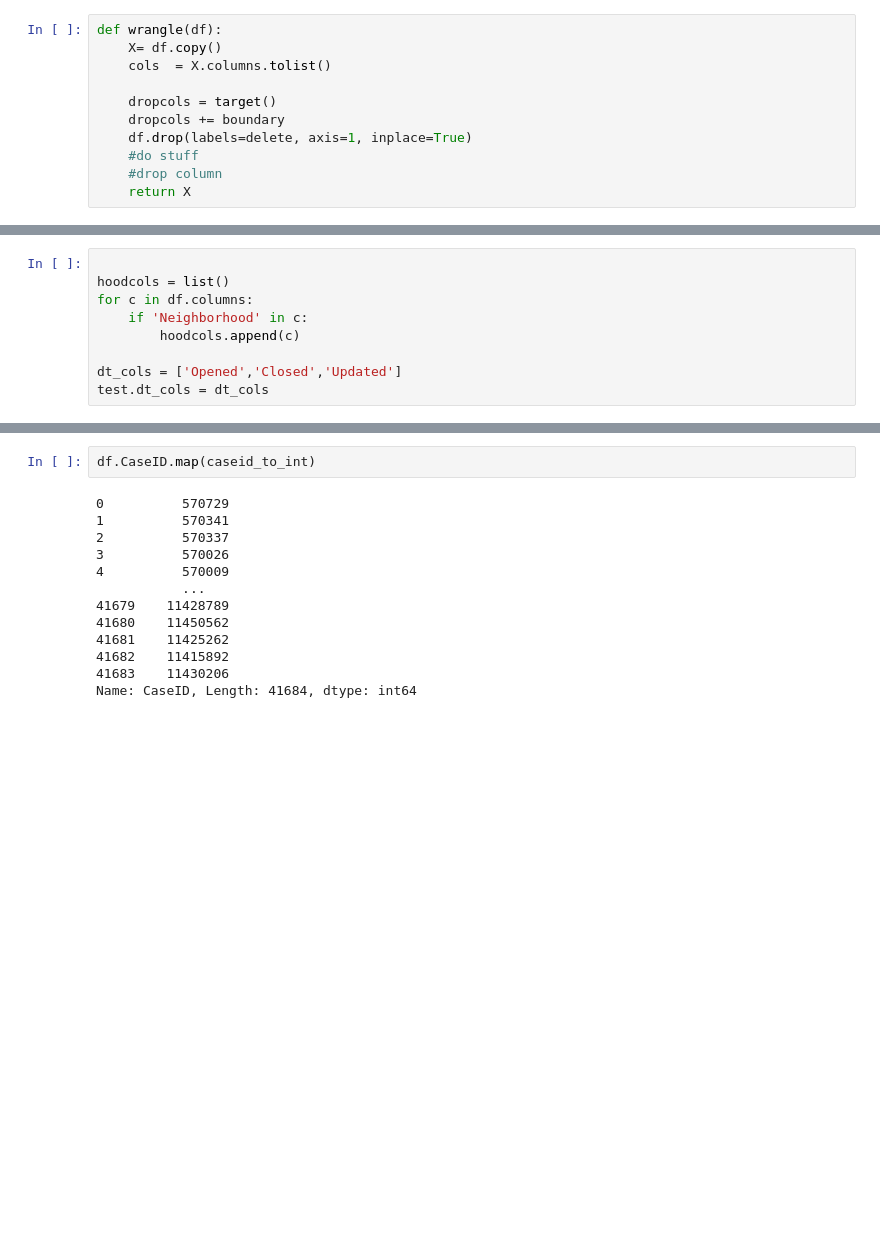
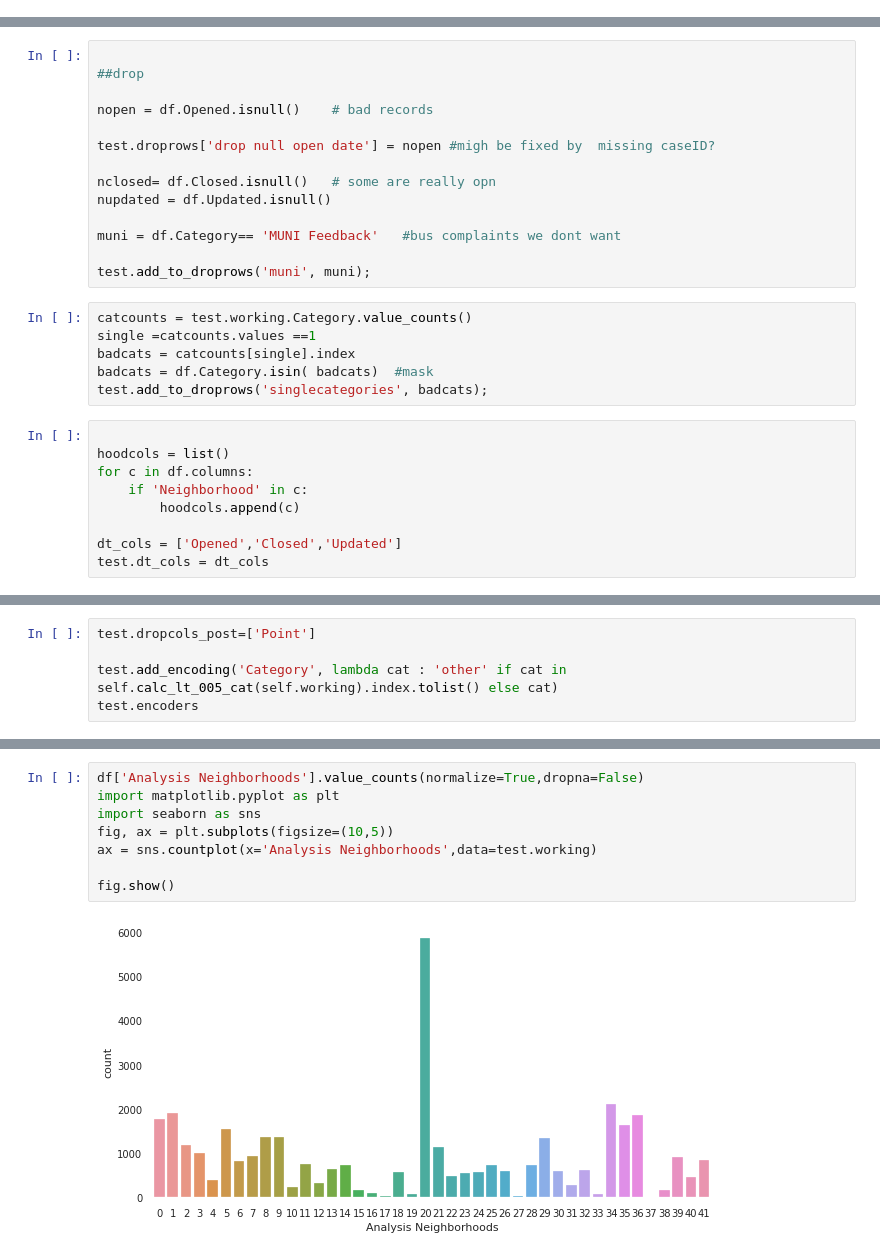
Before and after one commit to dmhliu/DS-Unit-2-Build-dmhliu, a Jupyter notebook: build2.ipynb, the cells around one changed output, grey strips where cells are left out. Saved outputs shown, nothing was run; the diff lists cells and outputs as text; blank space fills up the shorter version.

Commit message:
category reduction

```diff
--- a/build2.ipynb
+++ b/build2.ipynb
@@ -42,14 +39,3 @@ len(df.columns)
-# %%
-def wrangle(df):
-    X= df.copy()
-    cols  = X.columns.tolist()
-
-    dropcols = target()
-    dropcols += boundary
-    df.drop(labels=delete, axis=1, inplace=True)
-    #do stuff
-    #drop column
-    return X
 # %%
 columns = df.columns
 str_cols = df.select_dtypes('object').columns
@@ -233,3 +223,23 @@ dict_keys(['missing_caseid'])
+# %%
+
+##drop
+
+nopen = df.Opened.isnull()    # bad records
+
+test.droprows['drop null open date'] = nopen #migh be fixed by  missing caseID?
+
+nclosed= df.Closed.isnull()   # some are really opn
+nupdated = df.Updated.isnull()
+
+muni = df.Category== 'MUNI Feedback'   #bus complaints we dont want
+
+test.add_to_droprows('muni', muni);
+# %%
+catcounts = test.working.Category.value_counts()
+single =catcounts.values ==1
+badcats = catcounts[single].index
+badcats = df.Category.isin( badcats)  #mask
+test.add_to_droprows('singlecategories', badcats);
 # %%
 
 hoodcols = list()
@@ -260,0 +282,5 @@ dtype: object
+# %%
+test.dropcols_post=['Point']
+
+test.add_encoding('Category', lambda cat : 'other' if cat in self.calc_lt_005_cat(self.working).index.tolist() else cat)
+test.encoders
@@ -317,15 +320,10 @@ df.head(20)
-# %%
-df.CaseID.map(caseid_to_int)
-# %% [output]
-0          570729
-1          570341
-2          570337
-3          570026
-4          570009
-           ...
-41679    11428789
-41680    11450562
-41681    11425262
-41682    11415892
-41683    11430206
-Name: CaseID, Length: 41684, dtype: int64
+# %%
+df['Analysis Neighborhoods'].value_counts(normalize=True,dropna=False)
+import matplotlib.pyplot as plt
+import seaborn as sns
+fig, ax = plt.subplots(figsize=(10,5))
+ax = sns.countplot(x='Analysis Neighborhoods',data=test.working)
+
+fig.show()
+# %% [output]
+[figure, added]
```
Also changed, not shown: parts of 18 cells of this notebook.
